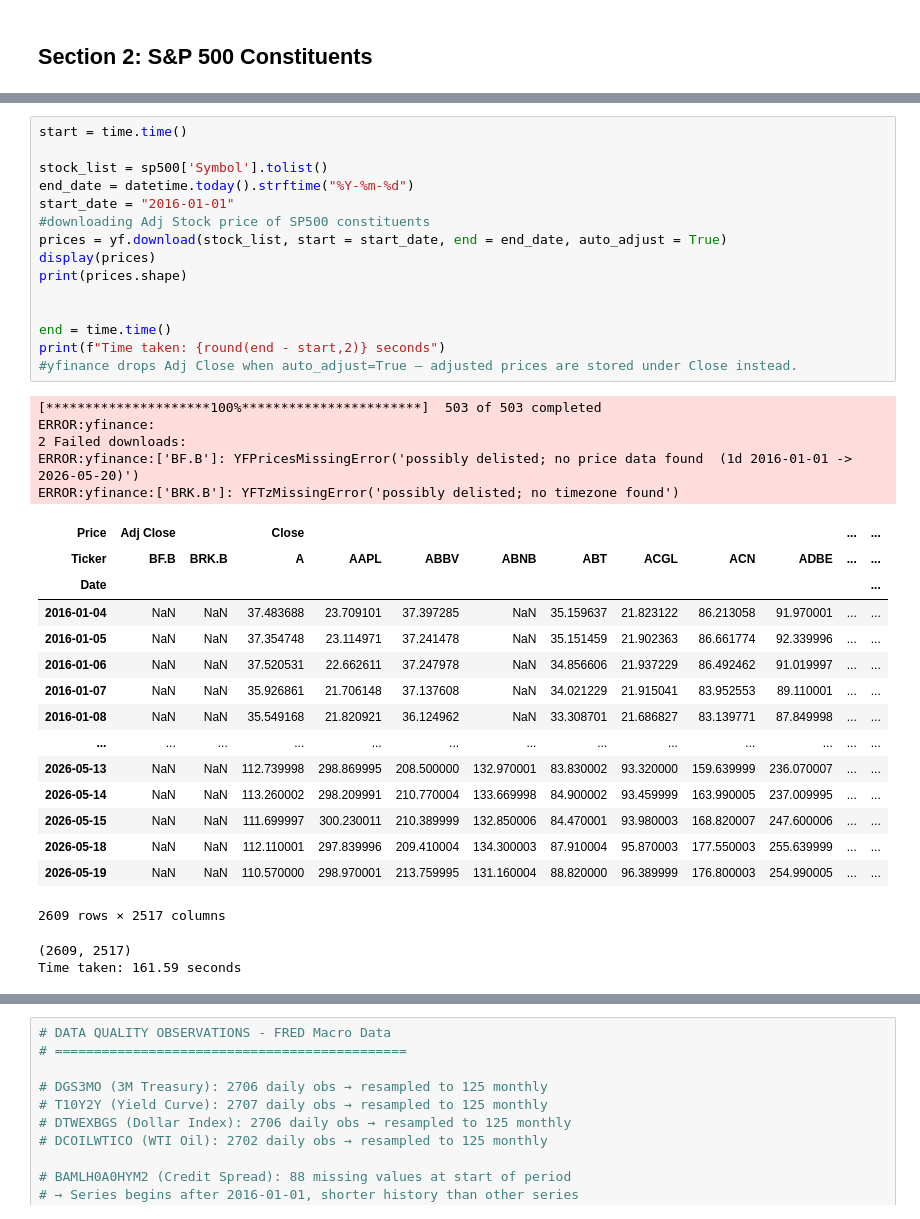
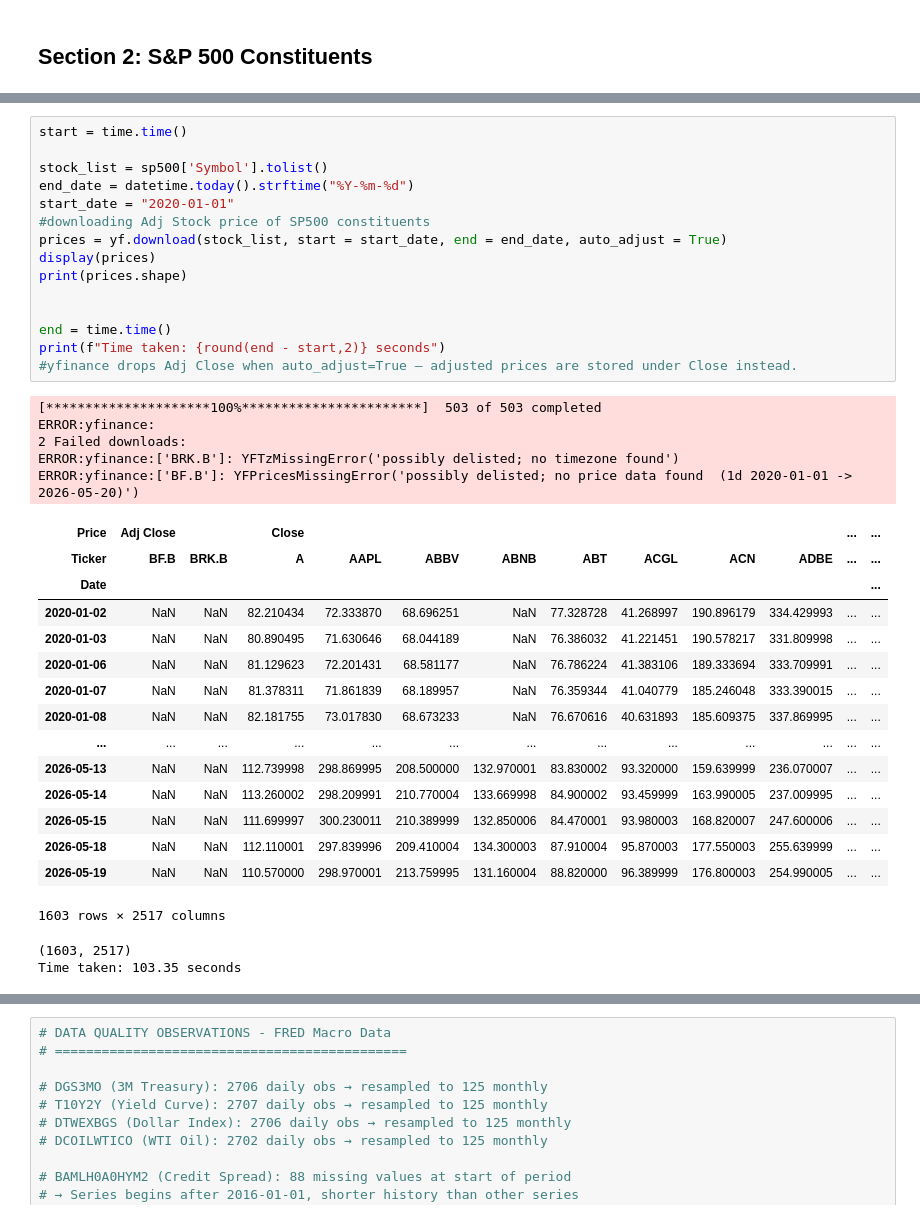
Before and after one commit to rishyg20/Alpha-Research---Assignment-2, a Jupyter notebook: Alpha_Research_Assignment2_Pushkal_Rishabh.ipynb, the cells around one changed output, grey strips where cells are left out. Cells and saved outputs as stored; diff of their text form.

```diff
--- a/Alpha_Research_Assignment2_Pushkal_Rishabh.ipynb
+++ b/Alpha_Research_Assignment2_Pushkal_Rishabh.ipynb
@@ -87,41 +76,41 @@ Time taken: 0.33 seconds
 # %%
 start = time.time()
 
 stock_list = sp500['Symbol'].tolist()
 end_date = datetime.today().strftime("%Y-%m-%d")
-start_date = "2016-01-01"
+start_date = "2020-01-01"
 #downloading Adj Stock price of SP500 constituents
 prices = yf.download(stock_list, start = start_date, end = end_date, auto_adjust = True)
 display(prices)
 print(prices.shape)
 
 
 end = time.time()
 print(f"Time taken: {round(end - start,2)} seconds")
 #yfinance drops Adj Close when auto_adjust=True — adjusted prices are stored under Close instead.
 # %% [output]
 [*********************100%***********************]  503 of 503 completed
 ERROR:yfinance:
 2 Failed downloads:
-ERROR:yfinance:['BF.B']: YFPricesMissingError('possibly delisted; no price data found  (1d 2016-01-01 -> 2026-05-20)')
 ERROR:yfinance:['BRK.B']: YFTzMissingError('possibly delisted; no timezone found')
+ERROR:yfinance:['BF.B']: YFPricesMissingError('possibly delisted; no price data found  (1d 2020-01-01 -> 2026-05-20)')
 | Price | Adj Close |  | Close |  |  |  |  |  |  |  | ... | ... |
 | Ticker | BF.B | BRK.B | A | AAPL | ABBV | ABNB | ABT | ACGL | ACN | ADBE | ... | ... |
 | Date |  |  |  |  |  |  |  |  |  |  |  | ... |
-| 2016-01-04 | NaN | NaN | 37.483688 | 23.709101 | 37.397285 | NaN | 35.159637 | 21.823122 | 86.213058 | 91.970001 | ... | ... |
-| 2016-01-05 | NaN | NaN | 37.354748 | 23.114971 | 37.241478 | NaN | 35.151459 | 21.902363 | 86.661774 | 92.339996 | ... | ... |
-| 2016-01-06 | NaN | NaN | 37.520531 | 22.662611 | 37.247978 | NaN | 34.856606 | 21.937229 | 86.492462 | 91.019997 | ... | ... |
-| 2016-01-07 | NaN | NaN | 35.926861 | 21.706148 | 37.137608 | NaN | 34.021229 | 21.915041 | 83.952553 | 89.110001 | ... | ... |
-| 2016-01-08 | NaN | NaN | 35.549168 | 21.820921 | 36.124962 | NaN | 33.308701 | 21.686827 | 83.139771 | 87.849998 | ... | ... |
+| 2020-01-02 | NaN | NaN | 82.210434 | 72.333870 | 68.696251 | NaN | 77.328728 | 41.268997 | 190.896179 | 334.429993 | ... | ... |
+| 2020-01-03 | NaN | NaN | 80.890495 | 71.630646 | 68.044189 | NaN | 76.386032 | 41.221451 | 190.578217 | 331.809998 | ... | ... |
+| 2020-01-06 | NaN | NaN | 81.129623 | 72.201431 | 68.581177 | NaN | 76.786224 | 41.383106 | 189.333694 | 333.709991 | ... | ... |
+| 2020-01-07 | NaN | NaN | 81.378311 | 71.861839 | 68.189957 | NaN | 76.359344 | 41.040779 | 185.246048 | 333.390015 | ... | ... |
+| 2020-01-08 | NaN | NaN | 82.181755 | 73.017830 | 68.673233 | NaN | 76.670616 | 40.631893 | 185.609375 | 337.869995 | ... | ... |
 | ... | ... | ... | ... | ... | ... | ... | ... | ... | ... | ... | ... | ... |
 | 2026-05-13 | NaN | NaN | 112.739998 | 298.869995 | 208.500000 | 132.970001 | 83.830002 | 93.320000 | 159.639999 | 236.070007 | ... | ... |
 | 2026-05-14 | NaN | NaN | 113.260002 | 298.209991 | 210.770004 | 133.669998 | 84.900002 | 93.459999 | 163.990005 | 237.009995 | ... | ... |
 | 2026-05-15 | NaN | NaN | 111.699997 | 300.230011 | 210.389999 | 132.850006 | 84.470001 | 93.980003 | 168.820007 | 247.600006 | ... | ... |
 | 2026-05-18 | NaN | NaN | 112.110001 | 297.839996 | 209.410004 | 134.300003 | 87.910004 | 95.870003 | 177.550003 | 255.639999 | ... | ... |
 | 2026-05-19 | NaN | NaN | 110.570000 | 298.970001 | 213.759995 | 131.160004 | 88.820000 | 96.389999 | 176.800003 | 254.990005 | ... | ... |
-2609 rows × 2517 columns
+1603 rows × 2517 columns
-(2609, 2517)
-Time taken: 161.59 seconds
+(1603, 2517)
+Time taken: 103.35 seconds
 # %%
 start = time.time()
 adj_close = prices['Close']
```
Also changed, not shown: parts of 17 cells of this notebook.
